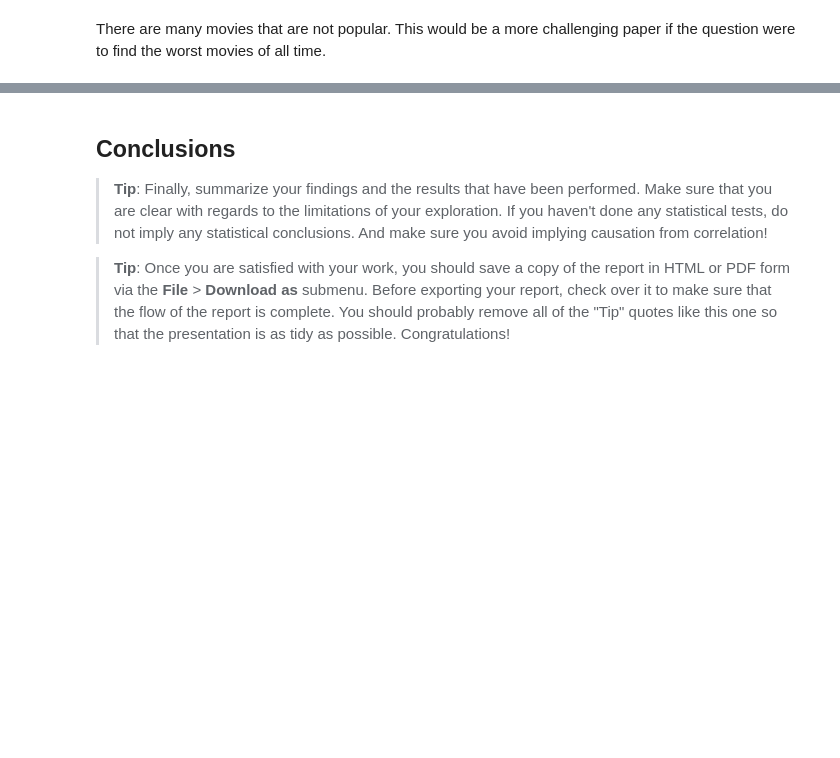
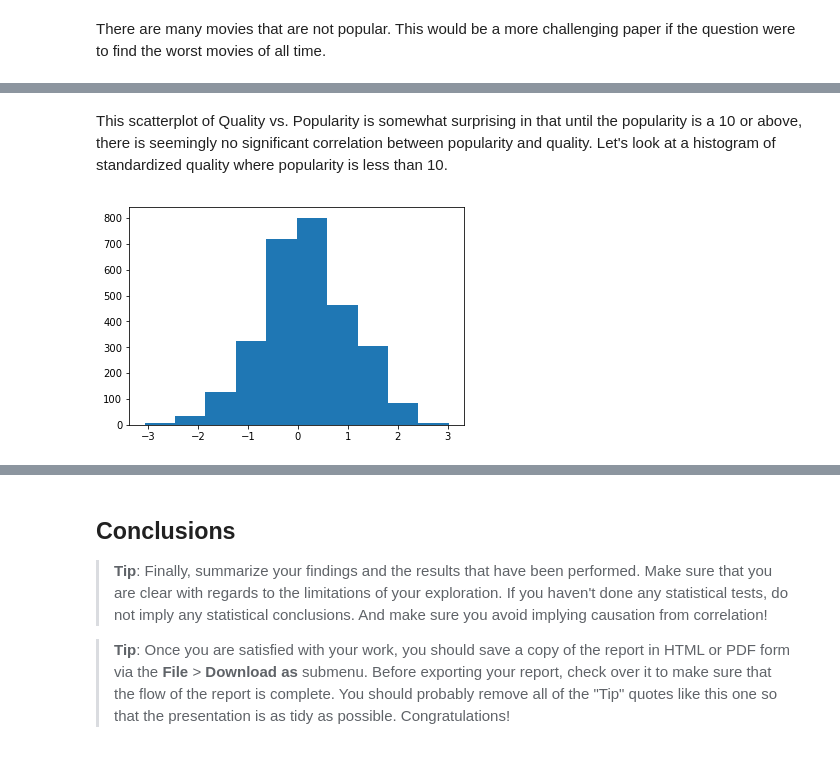
Before and after one commit to SandorAtTheZoo/UdacityDataAnalysisProject2, a Jupyter notebook: investigate-a-dataset-defineMovieSuccess.ipynb, the cells around one changed output, grey strips where cells are left out. Cells and saved outputs as stored; diff of their text form; code cells hidden in the pictures; blank space fills up the shorter version.

```diff
--- a/investigate-a-dataset-defineMovieSuccess.ipynb
+++ b/investigate-a-dataset-defineMovieSuccess.ipynb
@@ -295,0 +334,7 @@ There are many movies that are not popular.  This would be a more challenging pa
+# %% [markdown]
+This scatterplot of Quality vs. Popularity is somewhat surprising in that until the popularity is a 10 or above, there is seemingly no significant correlation between popularity and quality.  Let's look at a histogram of standardized quality where popularity is less than 10.
+# %%
+histQuality= dfPearsonPopular[dfPearsonPopular['popularityStandardized']<10]['voteValStandardized']
+plt.hist(histQuality.dropna());
+# %% [output]
+[figure, added]
```
Also changed, not shown: parts of 15 cells of this notebook, 1 other file.
